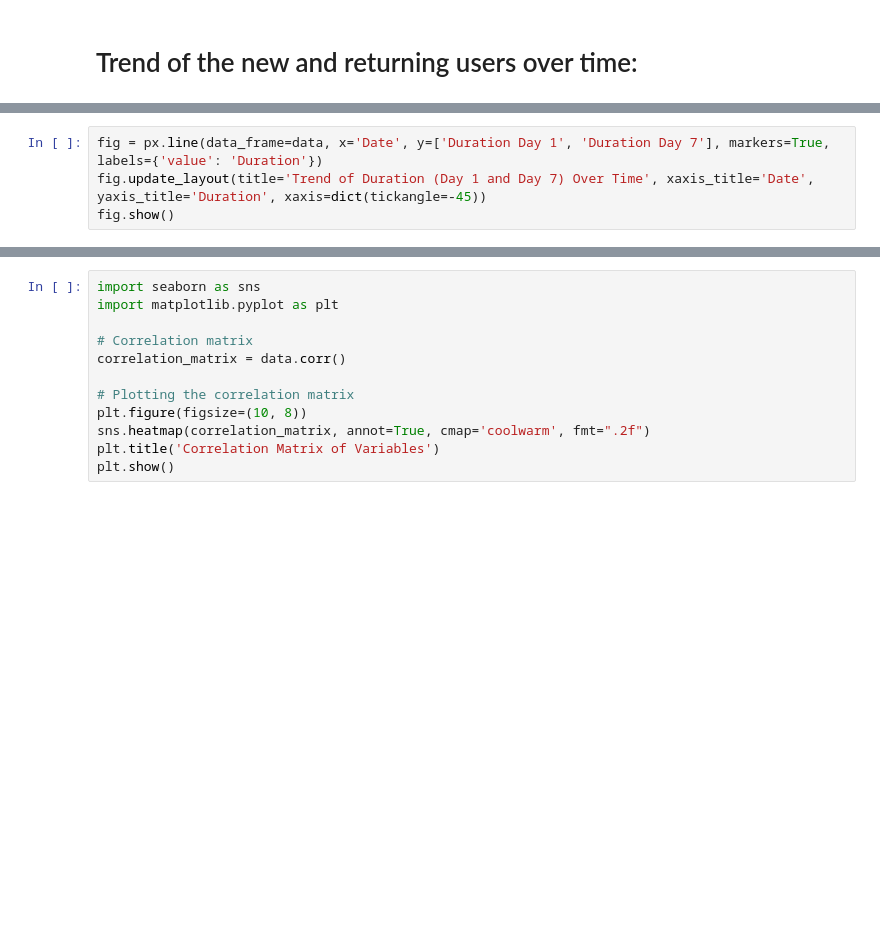
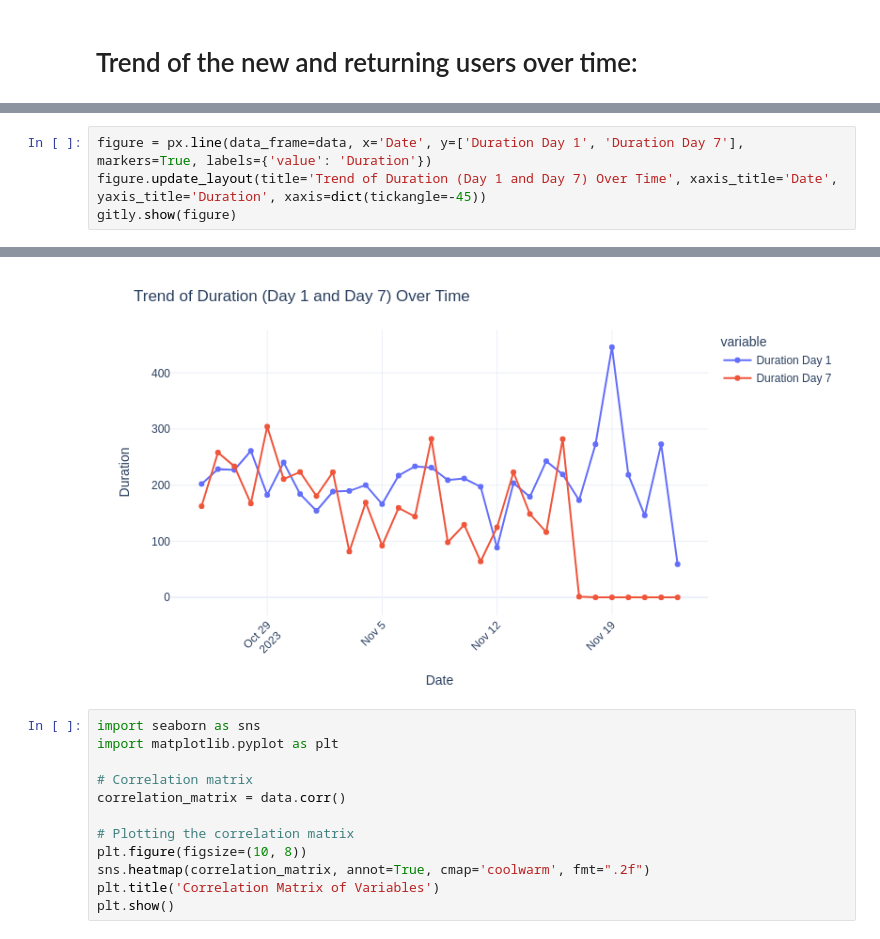
Before and after one commit to soumo99/Data-Analytics-Project, a Jupyter notebook: Cohort_Analysis.ipynb, the cells around one changed output, grey strips where cells are left out. Drawn from its saved outputs; the diff is of its cells as text; blank space fills up the shorter version.

```diff
--- a/Cohort_Analysis.ipynb
+++ b/Cohort_Analysis.ipynb
@@ -191,5 +219,5 @@ fig.show()
 # %%
-fig = px.line(data_frame=data, x='Date', y=['Duration Day 1', 'Duration Day 7'], markers=True, labels={'value': 'Duration'})
-fig.update_layout(title='Trend of Duration (Day 1 and Day 7) Over Time', xaxis_title='Date', yaxis_title='Duration', xaxis=dict(tickangle=-45))
-fig.show()
+figure = px.line(data_frame=data, x='Date', y=['Duration Day 1', 'Duration Day 7'], markers=True, labels={'value': 'Duration'})
+figure.update_layout(title='Trend of Duration (Day 1 and Day 7) Over Time', xaxis_title='Date', yaxis_title='Duration', xaxis=dict(tickangle=-45))
+gitly.show(figure)
 # %% [output]
@@ -197,3 +224,4 @@ fig.show()
+[figure, added]
 # %%
 import seaborn as sns
 import matplotlib.pyplot as plt
```
Also changed, not shown: parts of 7 cells of this notebook.
